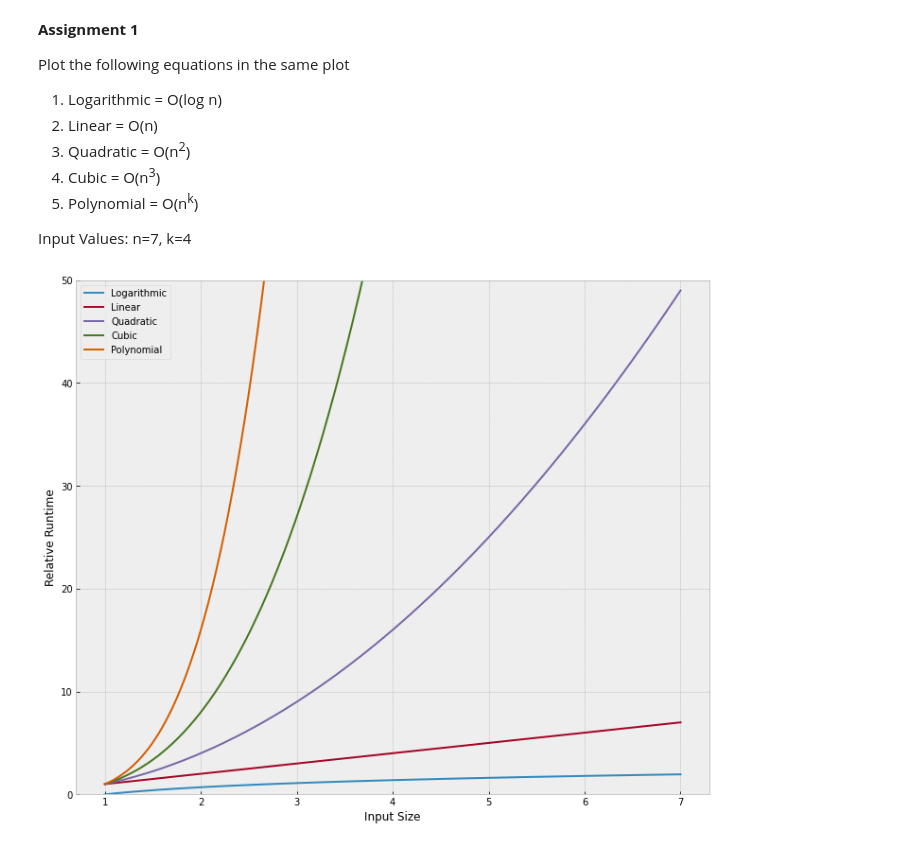
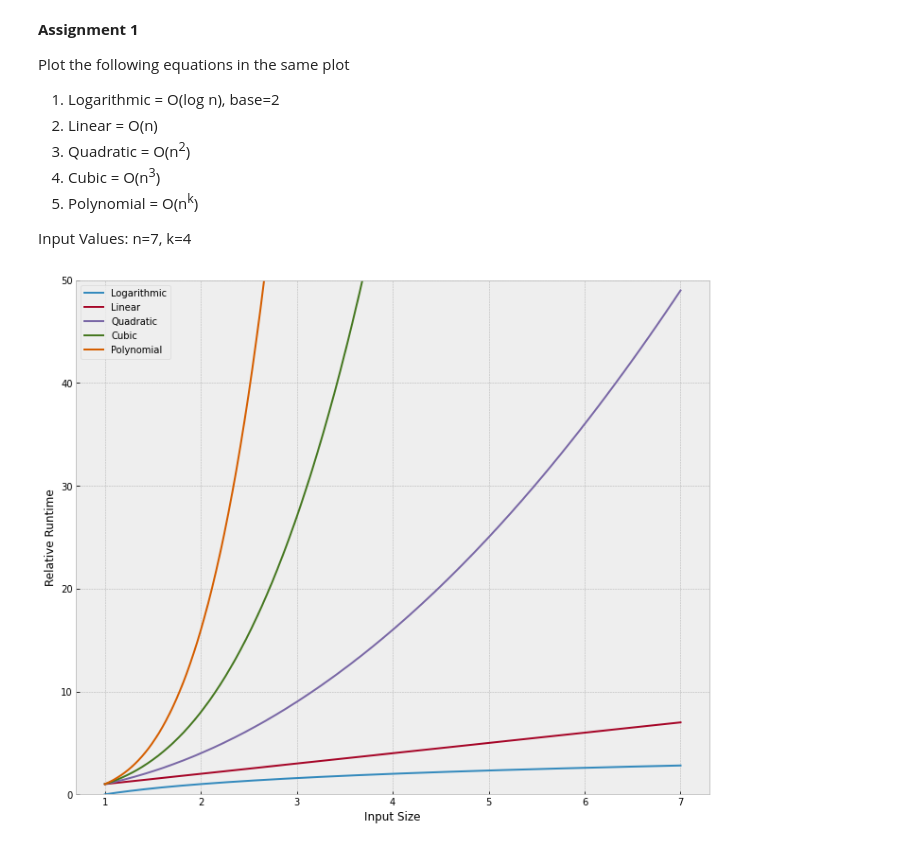
Before and after one commit to Abrar2652/IM---Assignments, a Jupyter notebook: Assignment 1/IM_Assignment_01.ipynb, the cells around one changed output. Cells and saved outputs as stored; diff of their text form; code cells hidden in the pictures.

```diff
--- a/Assignment 1/IM_Assignment_01.ipynb
+++ b/Assignment 1/IM_Assignment_01.ipynb
@@ -5,7 +5,7 @@
 
 Plot the following equations in the same plot
 
-1. Logarithmic = O(log n)
+1. Logarithmic = O(log n), base=2
 2. Linear = O(n)
 3. Quadratic = O(n<sup>2</sup>)
 4. Cubic = O(n<sup>3</sup>)
@@ -15,27 +15,27 @@ Input Values: n=7, k=4
 # %%
 import numpy as np
 import matplotlib.pyplot as plt
 
 
 # Stylesheets defined in Matplotlib
 plt.style.use('bmh')
 
 # Set up runtime comparisons
 n = np.linspace(1, 7, 1000)
 k = 4
 labels = ['Logarithmic', 'Linear', 'Quadratic', 'Cubic', 'Polynomial']
-big_o = [np.log(n), n, n**2, n**3, n**k]
+big_o = [np.log2(n), n, n**2, n**3, n**k]
 
 # Plot setup
 plt.figure(figsize=(12, 10))
 plt.ylim(0, 50)
 
 for i in range(len(big_o)):
     plt.plot(n, big_o[i], label=labels[i])
 
 plt.legend(loc=0)
 plt.ylabel('Relative Runtime')
 plt.xlabel('Input Size')
 plt.show()
 # %% [output]
-[figure, old version]
+[figure, new version]
```
